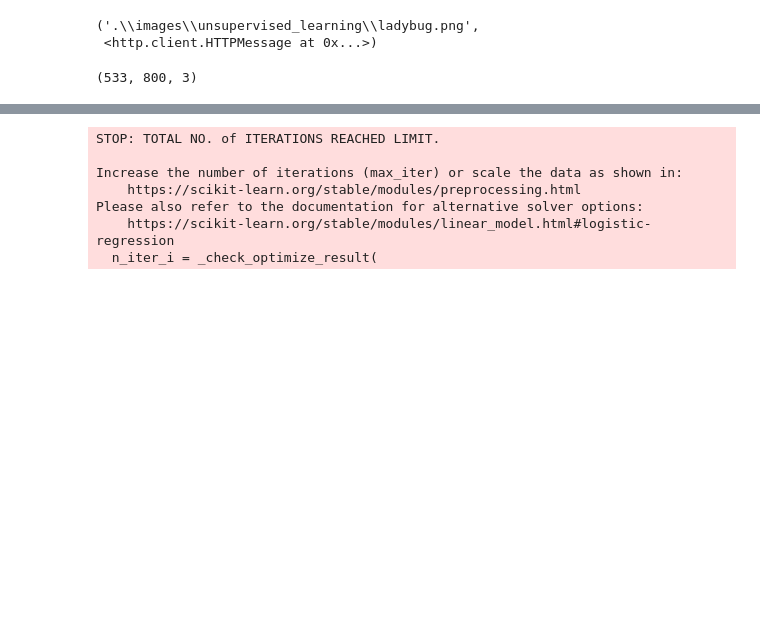
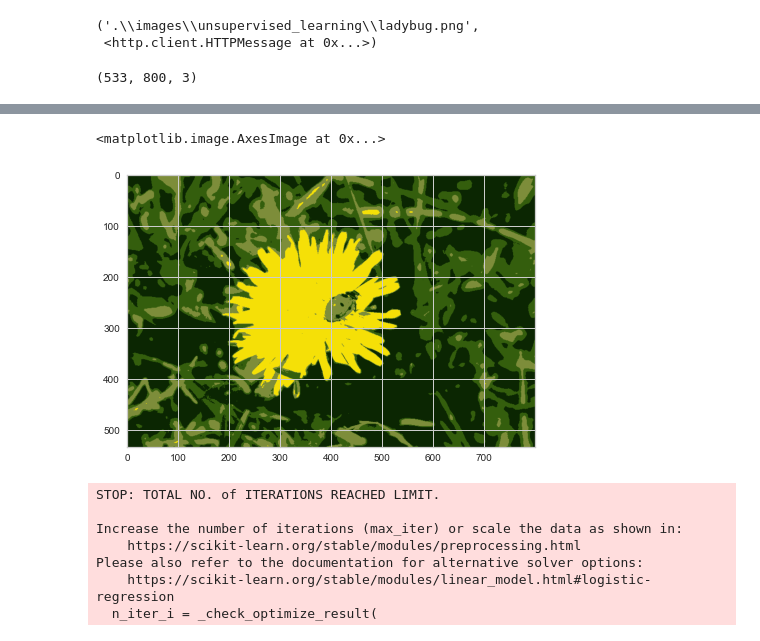
Before and after one commit to hykhhijk/Hands-on-ML, a Jupyter notebook: Chapter9.ipynb, the cells around one changed output, grey strips where cells are left out. Cells and saved outputs as stored; diff of their text form; code cells hidden in the pictures; blank space fills up the shorter version.

```diff
--- a/Chapter9.ipynb
+++ b/Chapter9.ipynb
@@ -115,3 +140,13 @@ plt.imshow(segmented_img)
+# %%
+kmeans = KMeans(n_clusters=4).fit(X)
+segmented_img = kmeans.cluster_centers_[kmeans.labels_]
+segmented_img = segmented_img.reshape(image.shape)
+# %%
+plt.figure(figsize=(8, 5))
+plt.imshow(segmented_img)
+# %% [output]
+<matplotlib.image.AxesImage at 0x...>
+[figure, added]
 # %%
 from sklearn.datasets import load_digits
 
```
Also changed, not shown: parts of 31 cells of this notebook, 1 other file.
